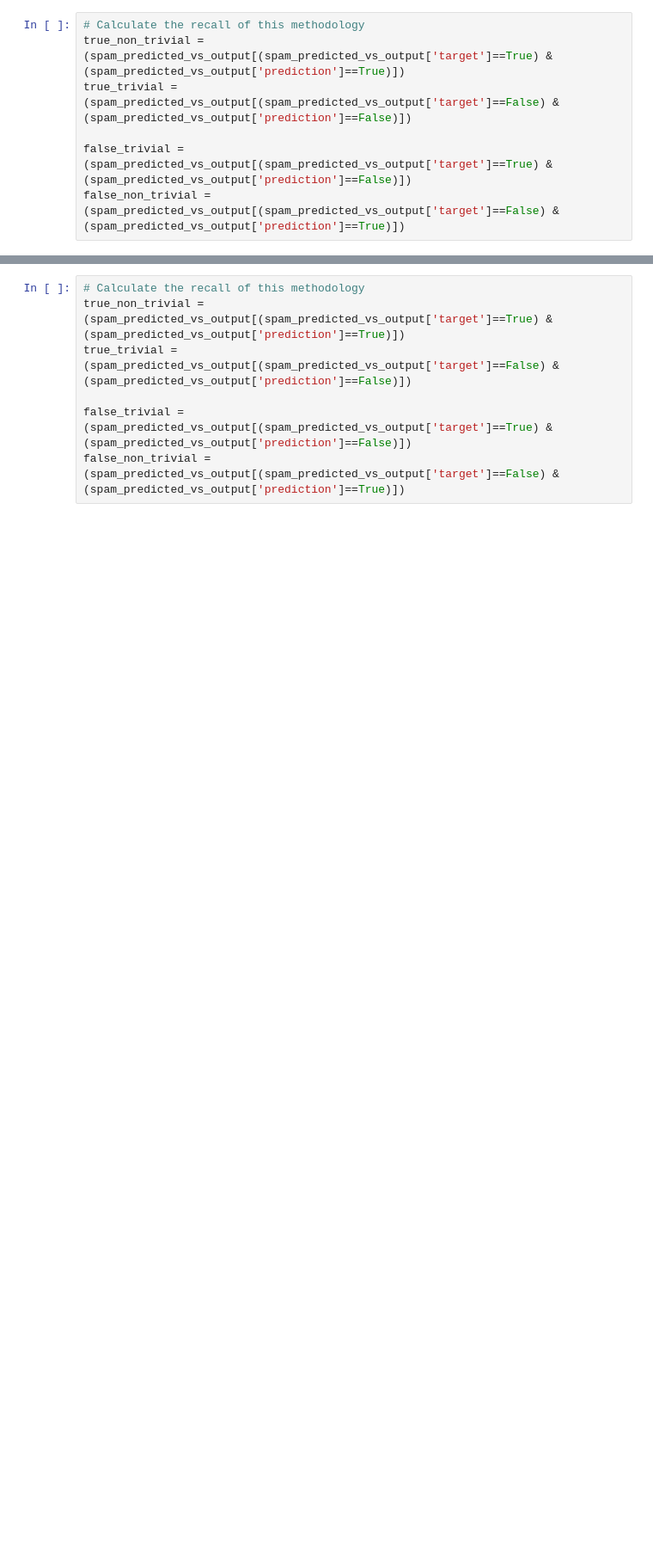
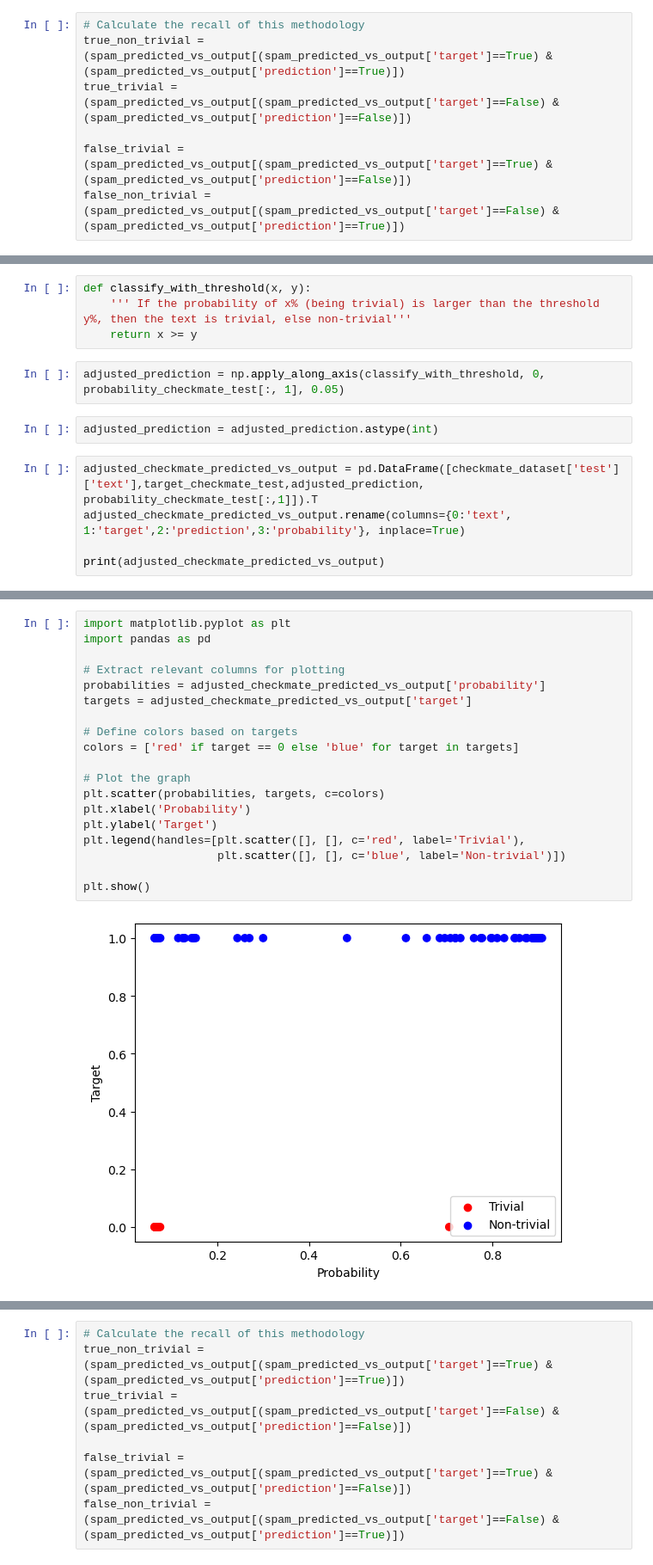
Before and after one commit to waishun78/checkmate-ml, a Jupyter notebook: notebooks/exploratory/BERT_TINY_finetuned_sms_spam_detection.ipynb, the cells around one changed output, grey strips where cells are left out. Shown at 86% size. Saved outputs shown, nothing was run; the diff lists cells and outputs as text; blank space fills up the shorter version.

Commit message:
Updated BERT TINY finetuned notebook - no finetuning, finetune with 50% checkmate data, changing probability threshold

```diff
--- a/notebooks/exploratory/BERT_TINY_finetuned_sms_spam_detection.ipynb
+++ b/notebooks/exploratory/BERT_TINY_finetuned_sms_spam_detection.ipynb
@@ -235,0 +303,13 @@ print(checkmate_predicted_vs_output)
+# %%
+def classify_with_threshold(x, y):
+    ''' If the probability of x% (being trivial) is larger than the threshold y%, then the text is trivial, else non-trivial'''
+    return x >= y
+# %%
+adjusted_prediction = np.apply_along_axis(classify_with_threshold, 0, probability_checkmate_test[:, 1], 0.05)
+# %%
+adjusted_prediction = adjusted_prediction.astype(int)
+# %%
+adjusted_checkmate_predicted_vs_output = pd.DataFrame([checkmate_dataset['test']['text'],target_checkmate_test,adjusted_prediction, probability_checkmate_test[:,1]]).T
+adjusted_checkmate_predicted_vs_output.rename(columns={0:'text', 1:'target',2:'prediction',3:'probability'}, inplace=True)
+
+print(adjusted_checkmate_predicted_vs_output)
@@ -235,0 +372,21 @@ print(checkmate_predicted_vs_output)
+# %%
+import matplotlib.pyplot as plt
+import pandas as pd
+
+# Extract relevant columns for plotting
+probabilities = adjusted_checkmate_predicted_vs_output['probability']
+targets = adjusted_checkmate_predicted_vs_output['target']
+
+# Define colors based on targets
+colors = ['red' if target == 0 else 'blue' for target in targets]
+
+# Plot the graph
+plt.scatter(probabilities, targets, c=colors)
+plt.xlabel('Probability')
+plt.ylabel('Target')
+plt.legend(handles=[plt.scatter([], [], c='red', label='Trivial'),
+                    plt.scatter([], [], c='blue', label='Non-trivial')])
+
+plt.show()
+# %% [output]
+[figure, added]
```
Also changed, not shown: parts of 92 cells of this notebook, 3 other files.
